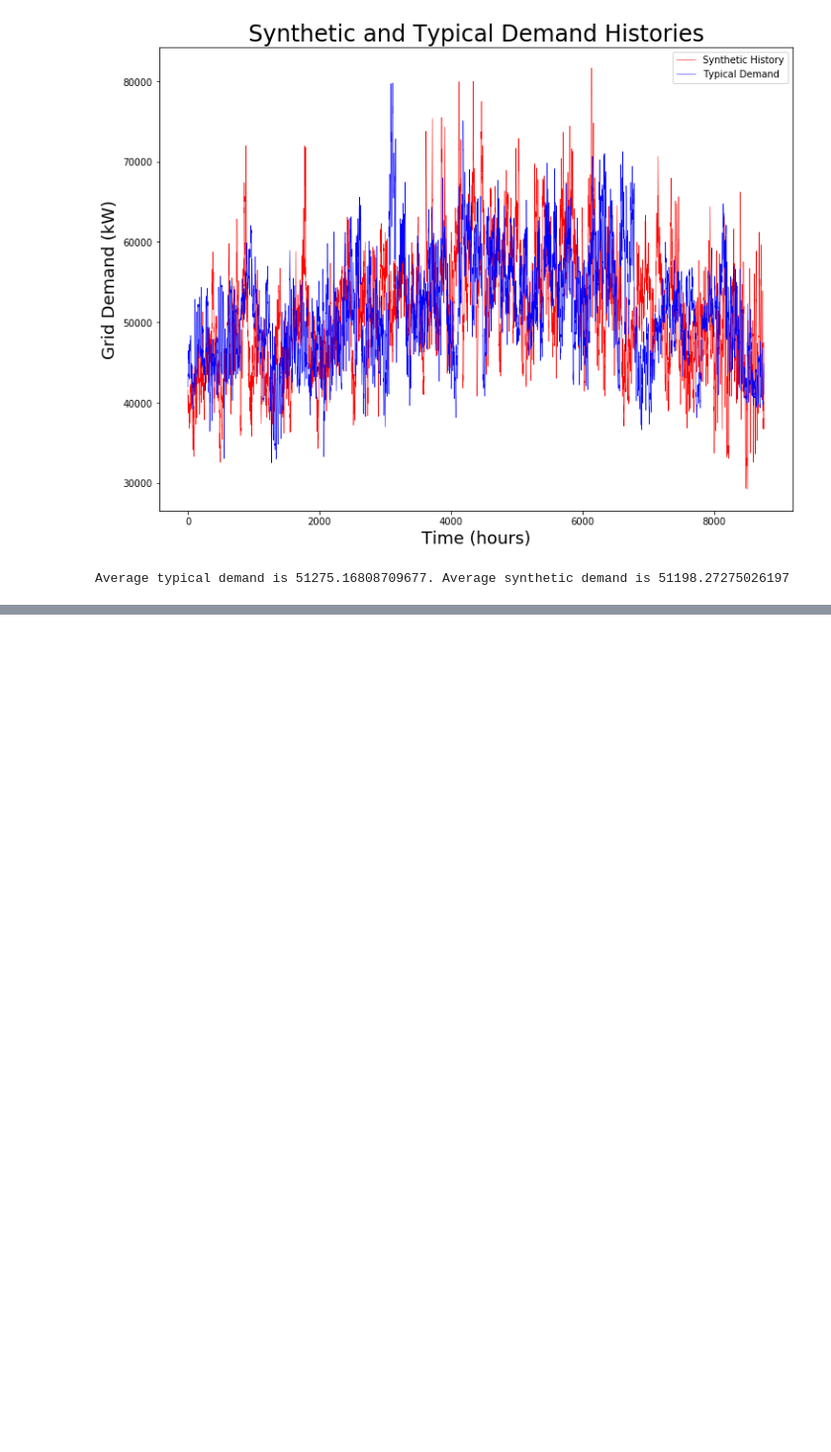
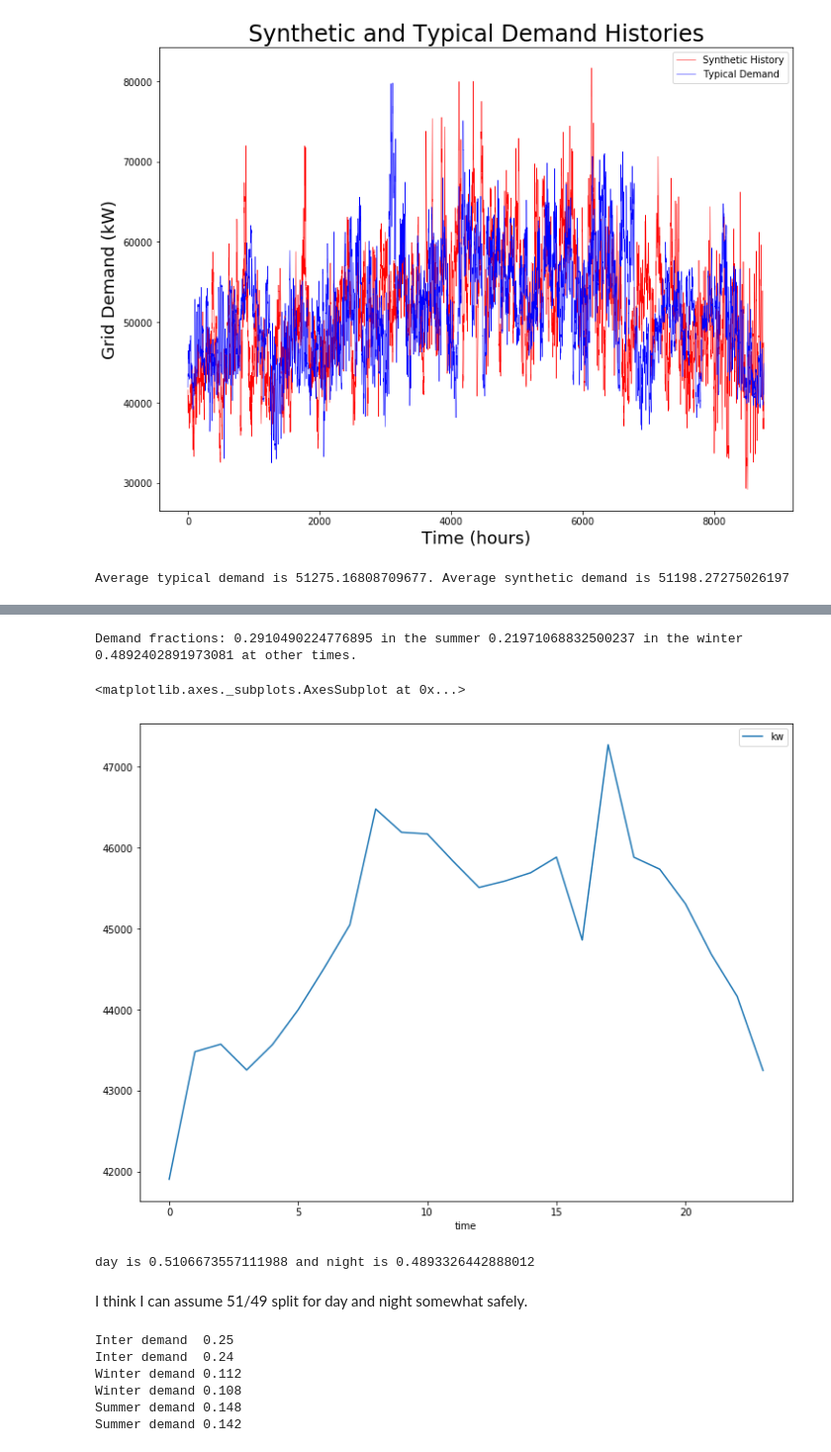
Before and after one commit to arfc/pride, a Jupyter notebook: data_processing/grid_demand.ipynb, the cells around one changed output, grey strips where cells are left out. Shown at 99% size. Cells and saved outputs as stored; diff of their text form; code cells hidden in the pictures; blank space fills up the shorter version.

```diff
--- a/data_processing/grid_demand.ipynb
+++ b/data_processing/grid_demand.ipynb
@@ -381,0 +412,46 @@ Average typical demand is 51275.16808709677. Average synthetic demand is 51198.2
+# %%
+total_demand = df15.kw.sum() # in kWh_e
+sum15_demand = summer15.kw.sum()
+win15_demand = winter15.kw.sum()
+int15_demand = inter15.kw.sum()
+
+print(f"Demand fractions: {sum15_demand/total_demand} in the summer",
+    f"{win15_demand/total_demand} in the winter",
+    f"{int15_demand/total_demand} at other times.")
+# %% [output]
+Demand fractions: 0.2910490224776895 in the summer 0.21971068832500237 in the winter 0.4892402891973081 at other times.
+# %%
+# by day and night?
+
+winter_days = winter15.groupby(np.arange(len(winter15))//24)
+# %%
+day1 = winter_days.get_group(0)
+# %%
+day1.plot(x='time', y='kw')
+# %% [output]
+<matplotlib.axes._subplots.AxesSubplot at 0x...>
+[figure, added]
+# %%
+daytime = day1.loc[(day1.time > 6) & (day1.time <= 18)].kw.sum()
+nighttime = day1.loc[(day1.time <=6) | (day1.time > 18)].kw.sum()
+total = day1.kw.sum()
+
+print(f"day is {daytime/total} and night is {nighttime/total}")
+# %% [output]
+day is 0.5106673557111988 and night is 0.4893326442888012
+# %% [markdown]
+I think I can assume 51/49 split for day and night somewhat safely.
+# %%
+print("Inter demand ",round(0.49*0.51,3))
+print("Inter demand ",round(0.49*0.49,3))
+print("Winter demand", round(0.22*0.51,3))
+print("Winter demand", round(0.22*0.49,3))
+print("Summer demand",round(0.29*0.51,3))
+print("Summer demand",round(0.29*0.49,3))
+# %% [output]
+Inter demand  0.25
+Inter demand  0.24
+Winter demand 0.112
+Winter demand 0.108
+Summer demand 0.148
+Summer demand 0.142
```
Also changed, not shown: parts of 6 cells of this notebook, 1 other file.
